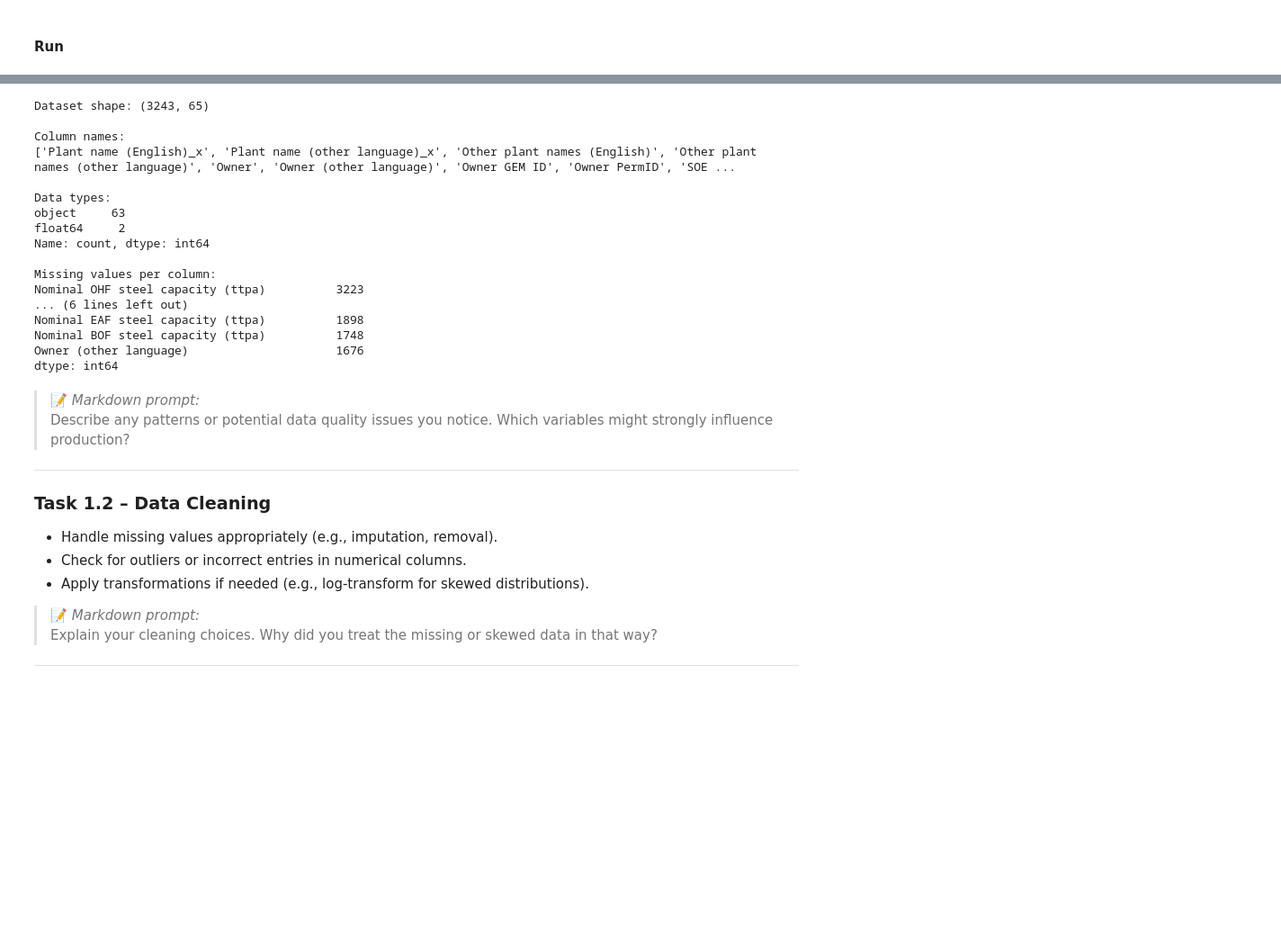
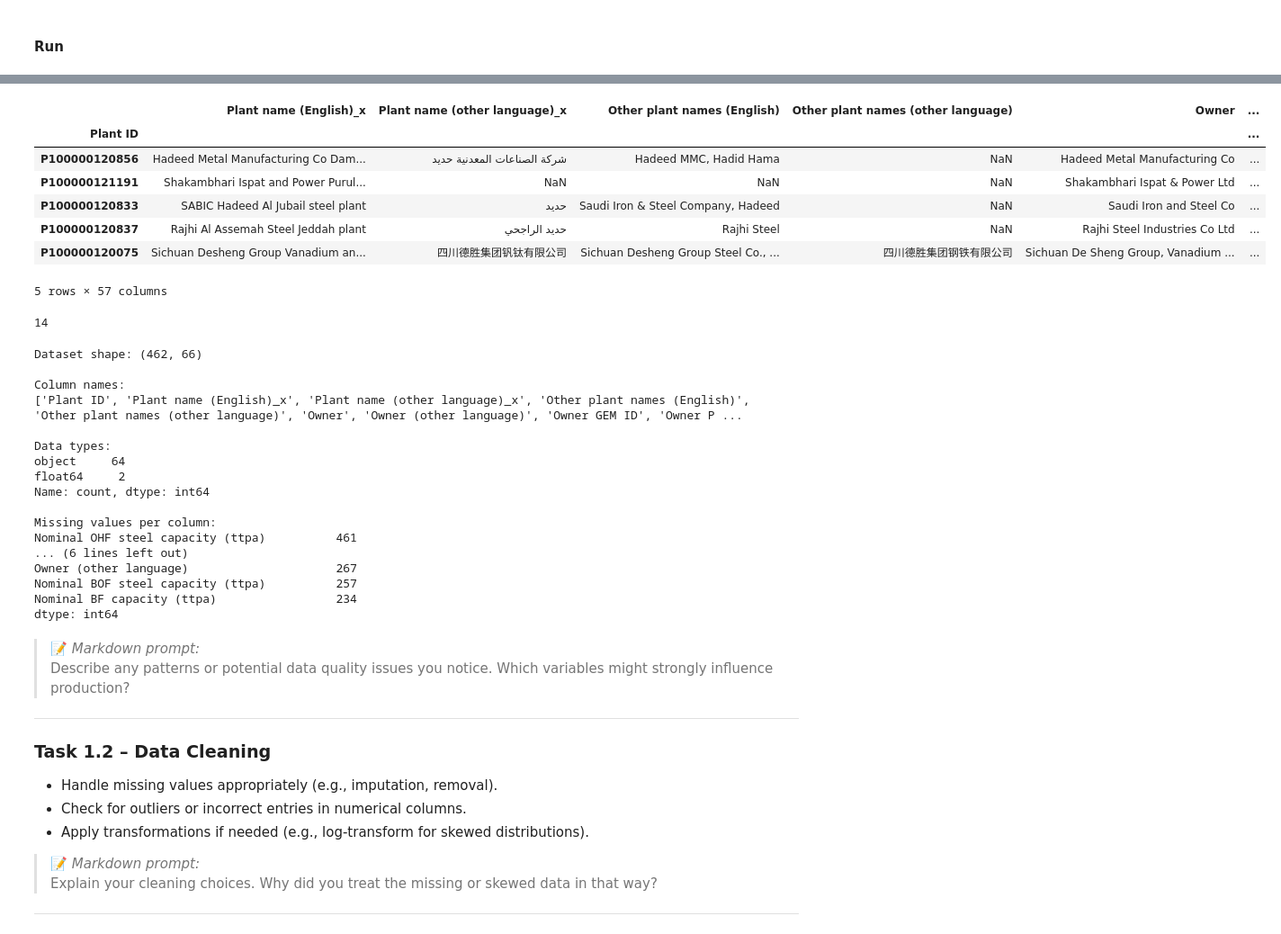
Before and after one commit to ArthurrMrv/AIIDAMS_S5_research_emerging_topics, a Jupyter notebook: lab2/AM_Lab_2_vf.ipynb, the cells around one changed output, grey strips where cells are left out. Shown: that part at 90% size. Saved outputs shown, nothing was run; the diff lists cells and outputs as text; code cells hidden in the pictures; blank space fills up the shorter version.

```diff
--- a/lab2/AM_Lab_2_vf.ipynb
+++ b/lab2/AM_Lab_2_vf.ipynb
@@ -64,13 +67,19 @@ ON_COLAB = False # Put false if executed in another environement than Google Col
 #### Functions
 # %%
 def get_dataframe(file_path, sheet_names, key_col):
-    """Load and merge multiple Excel sheets"""
+    """Load and merge any number of Excel sheets on a key column."""
     read_df = lambda s: pd.read_excel(file_path, sheet_name=s)
     dfs = [read_df(s) for s in sheet_names]
+
+    if len(dfs) == 1:
+        return dfs[0]
 
     for df in dfs:
         df.set_index(key_col, inplace=True)
 
-    return pd.merge(dfs[0], dfs[1], on=key_col).merge(dfs[2], on=key_col)
+    from functools import reduce
+    merged_df = reduce(lambda left, right: pd.merge(left, right, left_index=True, right_index=True), dfs)
+    merged_df.reset_index(inplace=True)
+    return merged_df
 # %% [markdown]
 #### Run
@@ -76,0 +131,29 @@ def get_dataframe(file_path, sheet_names, key_col):
+# %%
+# if duplicates:
+if "Plant ID" in merged_df.columns and merged_df["Plant ID"].duplicated().sum() > 0:
+    # Remove duplicate Plant IDs, keeping the row with Status 'operating' if available
+    merged_df = merged_df.sort_values(by="Status", ascending=False, key=lambda x: x == "operating").drop_duplicates(subset="Plant ID", keep="first")
+
+# If plant id is not index :
+if "Plant ID" in merged_df.columns:
+    # Set index to "Plant ID"
+    merged_df.set_index("Plant ID", inplace=True)
+
+# Display the first few rows of the DataFrame
+merged_df.head()
+# %% [output]
+|  | Plant name (English)_x | Plant name (other language)_x | Other plant names (English) | Other plant names (other language) | Owner | ... |
+| Plant ID |  |  |  |  |  | ... |
+| P100000120856 | Hadeed Metal Manufacturing Co Dam... | شركة الصناعات المعدنية حديد | Hadeed MMC, Hadid Hama | NaN | Hadeed Metal Manufacturing Co | ... |
+| P100000121191 | Shakambhari Ispat and Power Purul... | NaN | NaN | NaN | Shakambhari Ispat & Power Ltd | ... |
+| P100000120833 | SABIC Hadeed Al Jubail steel plant | حديد | Saudi Iron & Steel Company, Hadeed | NaN | Saudi Iron and Steel Co | ... |
+| P100000120837 | Rajhi Al Assemah Steel Jeddah plant | حديد الراجحي | Rajhi Steel | NaN | Rajhi Steel Industries Co Ltd | ... |
+| P100000120075 | Sichuan Desheng Group Vanadium an... | 四川德胜集团钒钛有限公司 | Sichuan Desheng Group Steel Co., ... | 四川德胜集团钢铁有限公司 | Sichuan De Sheng Group, Vanadium ... | ... |
+5 rows × 57 columns
+# %%
+# Group by "Plant ID" and list "Type of production" values, then get the lists of values, display number of rows without "Crude steel production (ttpa)" in list
+grouped_types = production_df.groupby("Plant ID")["Type of production"].apply(list)
+no_crude_idx = grouped_types.apply(lambda types: "Crude steel production (ttpa)" not in types)
+print(no_crude_idx.sum())
+# %% [output]
+14
@@ -77,8 +168,5 @@ def get_dataframe(file_path, sheet_names, key_col):
 # %%
-
-# Task 1.1 - Load and Inspect Data
-# Load the data
-merged_df = get_dataframe(XLSX_DATA_PATH, ["Plant data", "Plant capacities and status", "Plant production"], "Plant ID")
+merged_df = pd.merge(merged_df, production_df, on="Plant ID")
 
 # Convert all column names to strings
 merged_df.columns = merged_df.columns.map(str)
@@ -91,22 +179,22 @@ print(merged_df.dtypes.value_counts())
 print("\nMissing values per column:")
 print(merged_df.isnull().sum().sort_values(ascending=False).head(10))
 # %% [output]
-Dataset shape: (3243, 65)
+Dataset shape: (462, 66)
 
 Column names:
-['Plant name (English)_x', 'Plant name (other language)_x', 'Other plant names (English)', 'Other plant names (other language)', 'Owner', 'Owner (other language)', 'Owner GEM ID', 'Owner PermID', 'SOE ...
+['Plant ID', 'Plant name (English)_x', 'Plant name (other language)_x', 'Other plant names (English)', 'Other plant names (other language)', 'Owner', 'Owner (other language)', 'Owner GEM ID', 'Owner P ...
 
 Data types:
-object     63
+object     64
 float64     2
 Name: count, dtype: int64
 
 Missing values per column:
-Nominal OHF steel capacity (ttpa)          3223
+Nominal OHF steel capacity (ttpa)          461
 ... (6 lines left out)
-Nominal EAF steel capacity (ttpa)          1898
-Nominal BOF steel capacity (ttpa)          1748
-Owner (other language)                     1676
+Owner (other language)                     267
+Nominal BOF steel capacity (ttpa)          257
+Nominal BF capacity (ttpa)                 234
 dtype: int64
 # %% [markdown]
 
```
Also changed, not shown: parts of 23 cells of this notebook, 6 other files.
